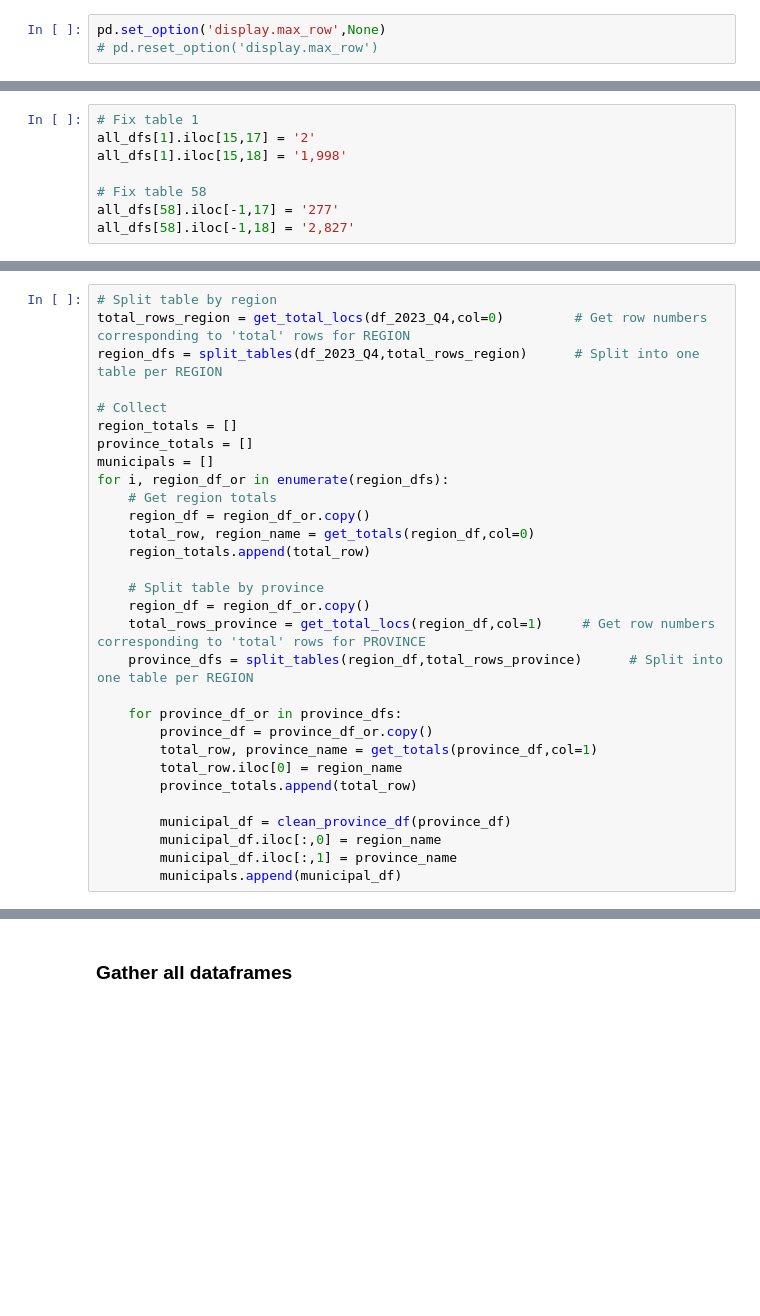
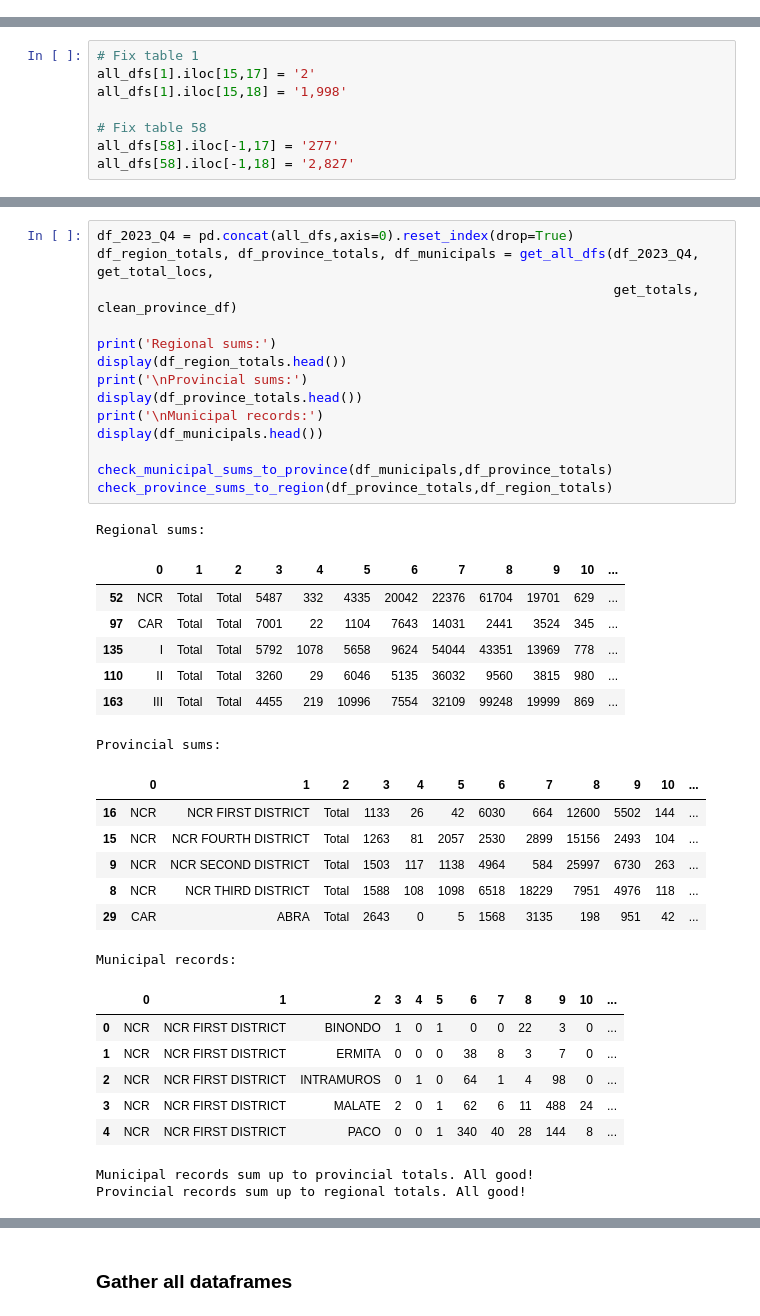
Before and after one commit to teofc111/poverty_mapping, a Jupyter notebook: pppp.ipynb, the cells around one changed output, grey strips where cells are left out. Drawn from its saved outputs; the diff is of its cells as text; blank space fills up the shorter version.

Commit message:
Cleaned up with description, table of contents, requirements.txt

```diff
--- a/pppp.ipynb
+++ b/pppp.ipynb
@@ -4,4 +1 @@
-# %%
-pd.set_option('display.max_row',None)
-# pd.reset_option('display.max_row')
 # %% [markdown]
@@ -3462,30 +2796,38 @@ df_2023_Q4.head(20)
 # %%
-# Split table by region
-total_rows_region = get_total_locs(df_2023_Q4,col=0)         # Get row numbers corresponding to 'total' rows for REGION
-region_dfs = split_tables(df_2023_Q4,total_rows_region)      # Split into one table per REGION
+df_2023_Q4 = pd.concat(all_dfs,axis=0).reset_index(drop=True)
+df_region_totals, df_province_totals, df_municipals = get_all_dfs(df_2023_Q4, get_total_locs,
+                                                                  get_totals, clean_province_df)
 
-# Collect
-region_totals = []
-province_totals = []
-municipals = []
-for i, region_df_or in enumerate(region_dfs):
-    # Get region totals
-    region_df = region_df_or.copy()
-    total_row, region_name = get_totals(region_df,col=0)
-    region_totals.append(total_row)
+print('Regional sums:')
+display(df_region_totals.head())
+print('\nProvincial sums:')
+display(df_province_totals.head())
+print('\nMunicipal records:')
+display(df_municipals.head())
 
-    # Split table by province
-    region_df = region_df_or.copy()
-    total_rows_province = get_total_locs(region_df,col=1)     # Get row numbers corresponding to 'total' rows for PROVINCE
-    province_dfs = split_tables(region_df,total_rows_province)      # Split into one table per REGION
-
-    for province_df_or in province_dfs:
-        province_df = province_df_or.copy()
-        total_row, province_name = get_totals(province_df,col=1)
-        total_row.iloc[0] = region_name
-        province_totals.append(total_row)
-
-        municipal_df = clean_province_df(province_df)
-        municipal_df.iloc[:,0] = region_name
-        municipal_df.iloc[:,1] = province_name
-        municipals.append(municipal_df)
+check_municipal_sums_to_province(df_municipals,df_province_totals)
+check_province_sums_to_region(df_province_totals,df_region_totals)
+# %% [output]
+Regional sums:
+|  | 0 | 1 | 2 | 3 | 4 | 5 | 6 | 7 | 8 | 9 | 10 | ... |
+| 52 | NCR | Total | Total | 5487 | 332 | 4335 | 20042 | 22376 | 61704 | 19701 | 629 | ... |
+| 97 | CAR | Total | Total | 7001 | 22 | 1104 | 7643 | 14031 | 2441 | 3524 | 345 | ... |
+| 135 | I | Total | Total | 5792 | 1078 | 5658 | 9624 | 54044 | 43351 | 13969 | 778 | ... |
+| 110 | II | Total | Total | 3260 | 29 | 6046 | 5135 | 36032 | 9560 | 3815 | 980 | ... |
+| 163 | III | Total | Total | 4455 | 219 | 10996 | 7554 | 32109 | 99248 | 19999 | 869 | ... |
+Provincial sums:
+|  | 0 | 1 | 2 | 3 | 4 | 5 | 6 | 7 | 8 | 9 | 10 | ... |
+| 16 | NCR | NCR FIRST DISTRICT | Total | 1133 | 26 | 42 | 6030 | 664 | 12600 | 5502 | 144 | ... |
+| 15 | NCR | NCR FOURTH DISTRICT | Total | 1263 | 81 | 2057 | 2530 | 2899 | 15156 | 2493 | 104 | ... |
+| 9 | NCR | NCR SECOND DISTRICT | Total | 1503 | 117 | 1138 | 4964 | 584 | 25997 | 6730 | 263 | ... |
+| 8 | NCR | NCR THIRD DISTRICT | Total | 1588 | 108 | 1098 | 6518 | 18229 | 7951 | 4976 | 118 | ... |
+| 29 | CAR | ABRA | Total | 2643 | 0 | 5 | 1568 | 3135 | 198 | 951 | 42 | ... |
+Municipal records:
+|  | 0 | 1 | 2 | 3 | 4 | 5 | 6 | 7 | 8 | 9 | 10 | ... |
+| 0 | NCR | NCR FIRST DISTRICT | BINONDO | 1 | 0 | 1 | 0 | 0 | 22 | 3 | 0 | ... |
+| 1 | NCR | NCR FIRST DISTRICT | ERMITA | 0 | 0 | 0 | 38 | 8 | 3 | 7 | 0 | ... |
+| 2 | NCR | NCR FIRST DISTRICT | INTRAMUROS | 0 | 1 | 0 | 64 | 1 | 4 | 98 | 0 | ... |
+| 3 | NCR | NCR FIRST DISTRICT | MALATE | 2 | 0 | 1 | 62 | 6 | 11 | 488 | 24 | ... |
+| 4 | NCR | NCR FIRST DISTRICT | PACO | 0 | 0 | 1 | 340 | 40 | 28 | 144 | 8 | ... |
+Municipal records sum up to provincial totals. All good!
+Provincial records sum up to regional totals. All good!
```
Also changed, not shown: parts of 112 cells of this notebook, 1 other file.
